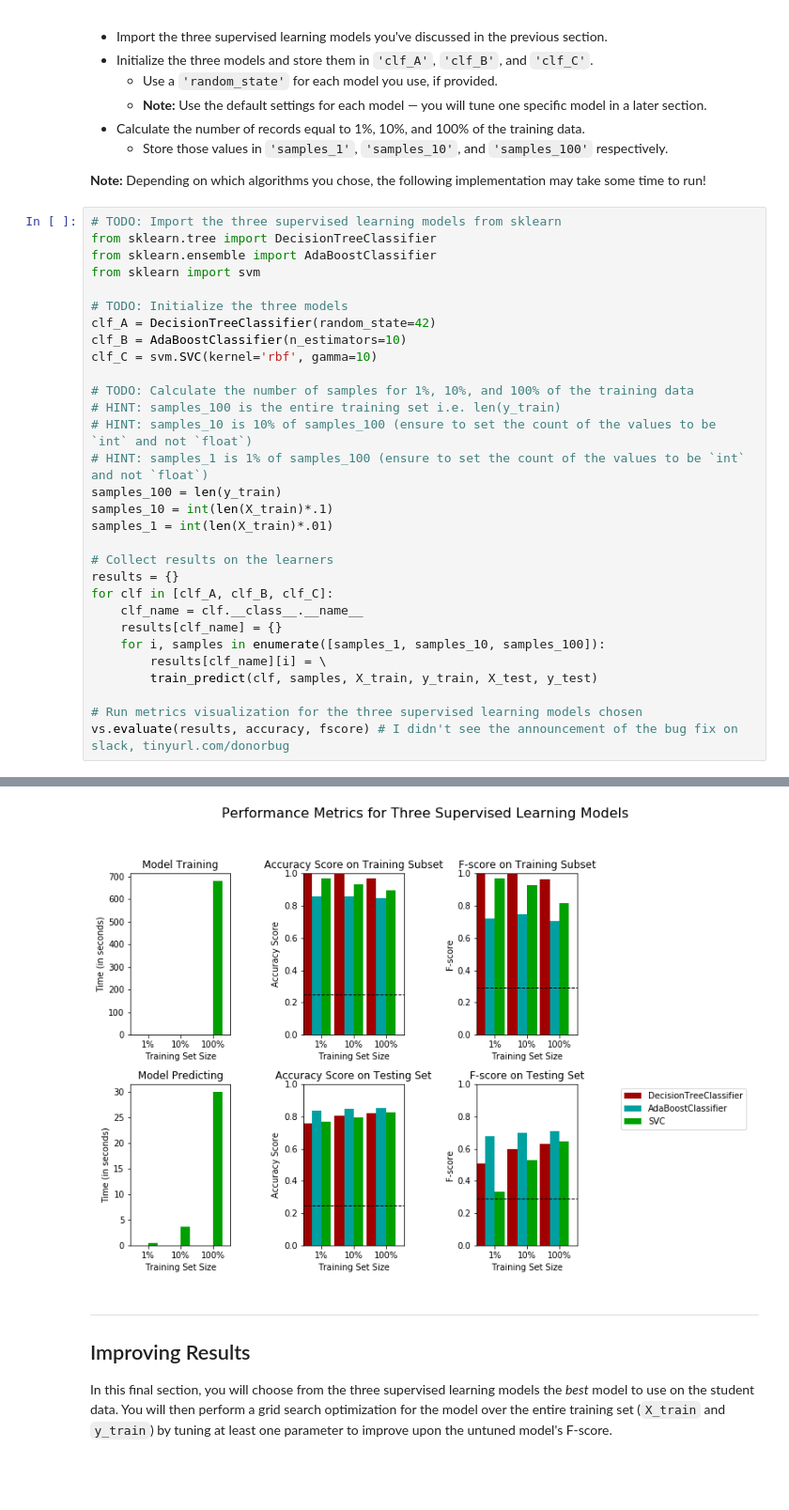
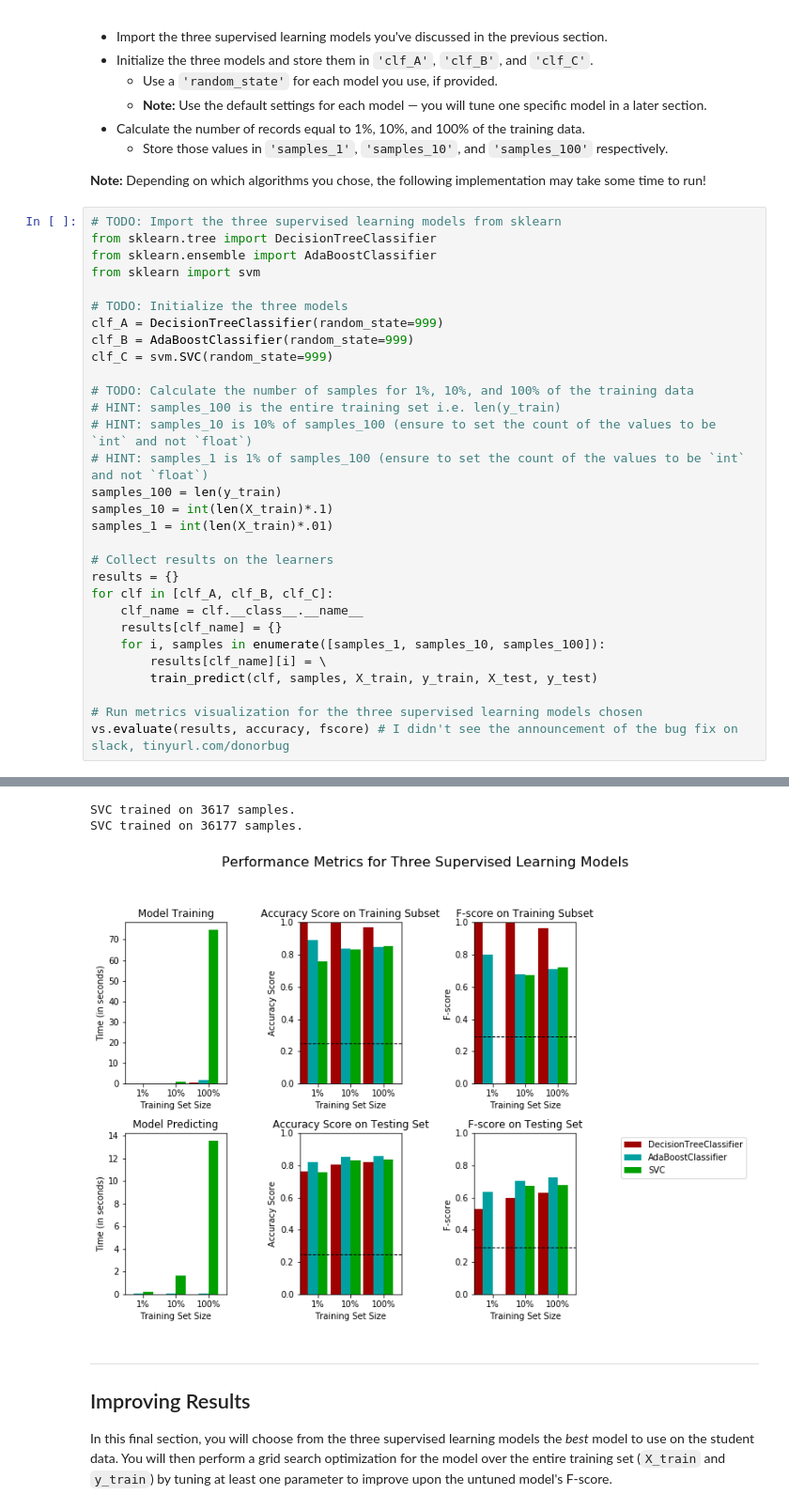
Before and after one commit to SADFrancis/Finding_Donors, a Jupyter notebook: finding_donors.ipynb, the cells around one changed output, grey strips where cells are left out. Shown at 94% size. Saved outputs shown, nothing was run; the diff lists cells and outputs as text; blank space fills up the shorter version.

```diff
--- a/finding_donors.ipynb
+++ b/finding_donors.ipynb
@@ -429,9 +429,9 @@ from sklearn.ensemble import AdaBoostClassifier
 from sklearn import svm
 
 # TODO: Initialize the three models
-clf_A = DecisionTreeClassifier(random_state=42)
-clf_B = AdaBoostClassifier(n_estimators=10)
-clf_C = svm.SVC(kernel='rbf', gamma=10)
+clf_A = DecisionTreeClassifier(random_state=999)
+clf_B = AdaBoostClassifier(random_state=999)
+clf_C = svm.SVC(random_state=999)
 
 # TODO: Calculate the number of samples for 1%, 10%, and 100% of the training data
 # HINT: samples_100 is the entire training set i.e. len(y_train)
@@ -465,4 +463,6 @@ SVC trained on 36177 samples.
+SVC trained on 3617 samples.
+SVC trained on 36177 samples.
-[figure, old version]
+[figure, new version]
 # %% [markdown]
 ----
 ## Improving Results
```
Also changed, not shown: parts of 1 cell of this notebook, 1 other file.
